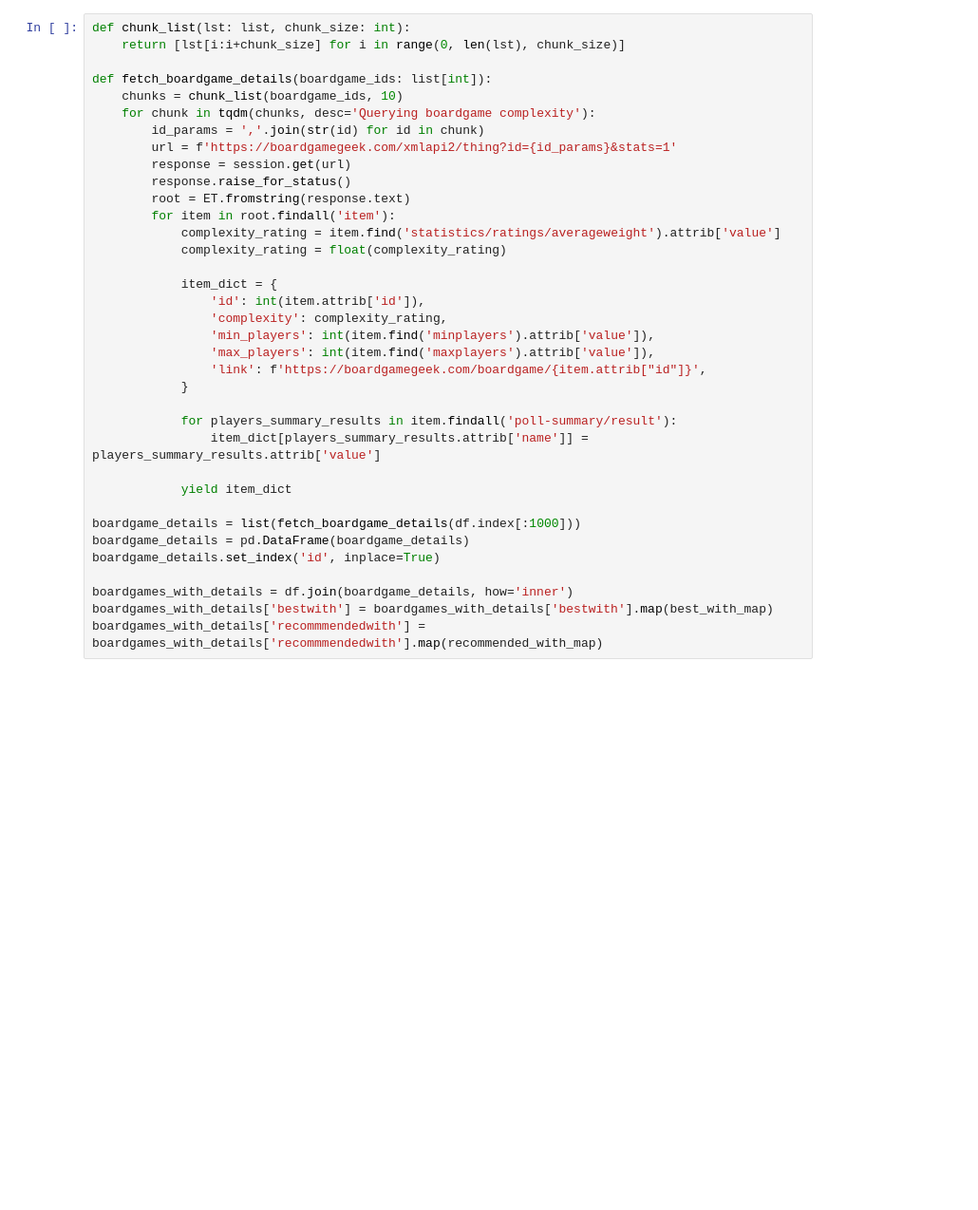
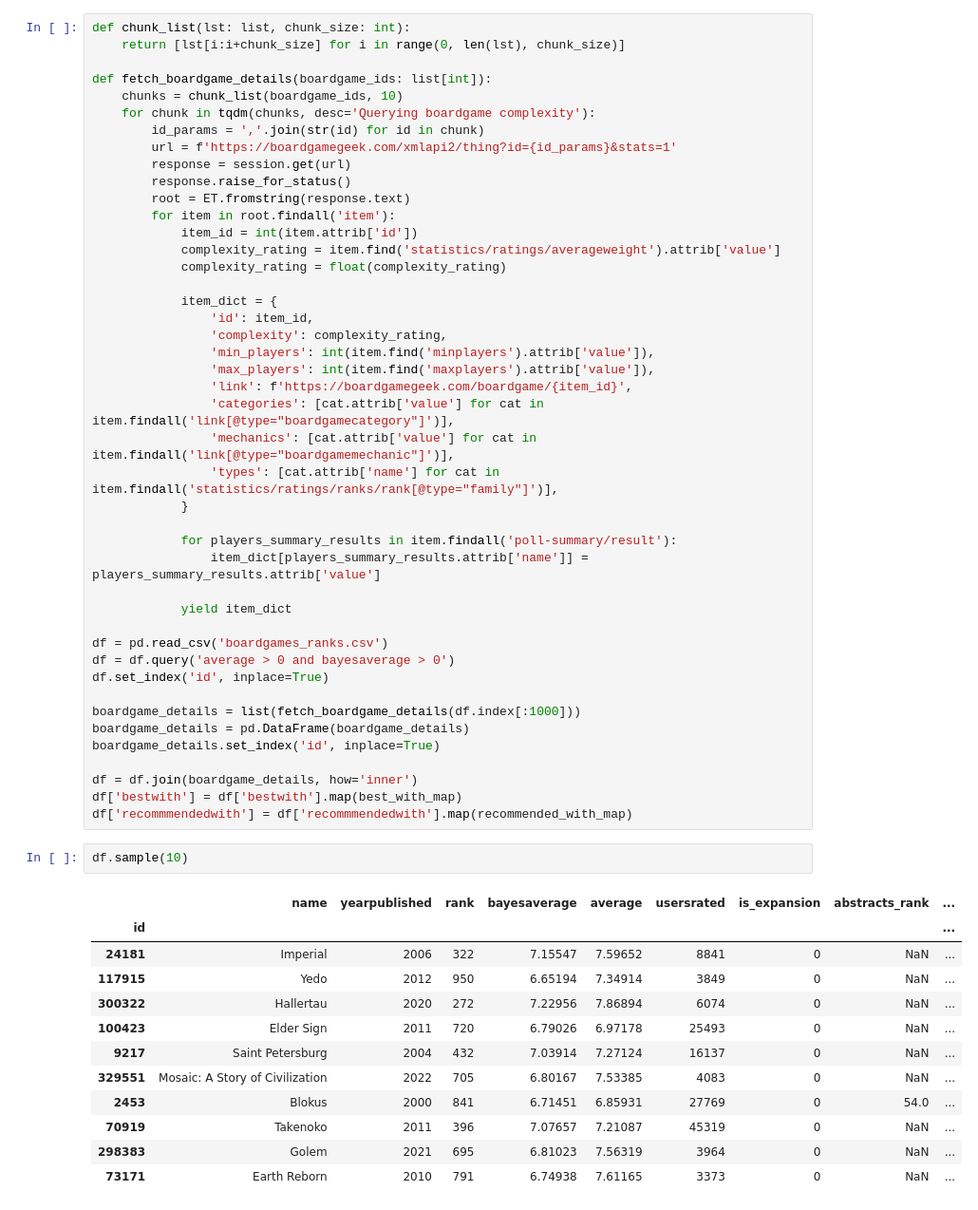
Before and after one commit to MarkDunne/bgg-filter, a Jupyter notebook: workbook.ipynb, the cells around one changed output. Shown: that part at 95% size. Drawn from its saved outputs; the diff is of its cells as text; blank space fills up the shorter version.

```diff
--- a/workbook.ipynb
+++ b/workbook.ipynb
@@ -40,15 +30,19 @@ def fetch_boardgame_details(boardgame_ids: list[int]):
         response.raise_for_status()
         root = ET.fromstring(response.text)
         for item in root.findall('item'):
+            item_id = int(item.attrib['id'])
             complexity_rating = item.find('statistics/ratings/averageweight').attrib['value']
             complexity_rating = float(complexity_rating)
 
             item_dict = {
-                'id': int(item.attrib['id']),
+                'id': item_id,
                 'complexity': complexity_rating,
                 'min_players': int(item.find('minplayers').attrib['value']),
                 'max_players': int(item.find('maxplayers').attrib['value']),
-                'link': f'https://boardgamegeek.com/boardgame/{item.attrib["id"]}',
+                'link': f'https://boardgamegeek.com/boardgame/{item_id}',
+                'categories': [cat.attrib['value'] for cat in item.findall('link[@type="boardgamecategory"]')],
+                'mechanics': [cat.attrib['value'] for cat in item.findall('link[@type="boardgamemechanic"]')],
+                'types': [cat.attrib['name'] for cat in item.findall('statistics/ratings/ranks/rank[@type="family"]')],
             }
 
             for players_summary_results in item.findall('poll-summary/result'):
@@ -56,10 +50,29 @@ def fetch_boardgame_details(boardgame_ids: list[int]):
 
             yield item_dict
 
+df = pd.read_csv('boardgames_ranks.csv')
+df = df.query('average > 0 and bayesaverage > 0')
+df.set_index('id', inplace=True)
+
 boardgame_details = list(fetch_boardgame_details(df.index[:1000]))
 boardgame_details = pd.DataFrame(boardgame_details)
 boardgame_details.set_index('id', inplace=True)
 
-boardgames_with_details = df.join(boardgame_details, how='inner')
-boardgames_with_details['bestwith'] = boardgames_with_details['bestwith'].map(best_with_map)
-boardgames_with_details['recommmendedwith'] = boardgames_with_details['recommmendedwith'].map(recommended_with_map)
+df = df.join(boardgame_details, how='inner')
+df['bestwith'] = df['bestwith'].map(best_with_map)
+df['recommmendedwith'] = df['recommmendedwith'].map(recommended_with_map)
+# %%
+df.sample(10)
+# %% [output]
+|  | name | yearpublished | rank | bayesaverage | average | usersrated | is_expansion | abstracts_rank | ... |
+| id |  |  |  |  |  |  |  |  | ... |
+| 24181 | Imperial | 2006 | 322 | 7.15547 | 7.59652 | 8841 | 0 | NaN | ... |
+| 117915 | Yedo | 2012 | 950 | 6.65194 | 7.34914 | 3849 | 0 | NaN | ... |
+| 300322 | Hallertau | 2020 | 272 | 7.22956 | 7.86894 | 6074 | 0 | NaN | ... |
+| 100423 | Elder Sign | 2011 | 720 | 6.79026 | 6.97178 | 25493 | 0 | NaN | ... |
+| 9217 | Saint Petersburg | 2004 | 432 | 7.03914 | 7.27124 | 16137 | 0 | NaN | ... |
+| 329551 | Mosaic: A Story of Civilization | 2022 | 705 | 6.80167 | 7.53385 | 4083 | 0 | NaN | ... |
+| 2453 | Blokus | 2000 | 841 | 6.71451 | 6.85931 | 27769 | 0 | 54.0 | ... |
+| 70919 | Takenoko | 2011 | 396 | 7.07657 | 7.21087 | 45319 | 0 | NaN | ... |
+| 298383 | Golem | 2021 | 695 | 6.81023 | 7.56319 | 3964 | 0 | NaN | ... |
+| 73171 | Earth Reborn | 2010 | 791 | 6.74938 | 7.61165 | 3373 | 0 | NaN | ... |
```
Also changed, not shown: parts of 15 cells of this notebook, 4 other files.
